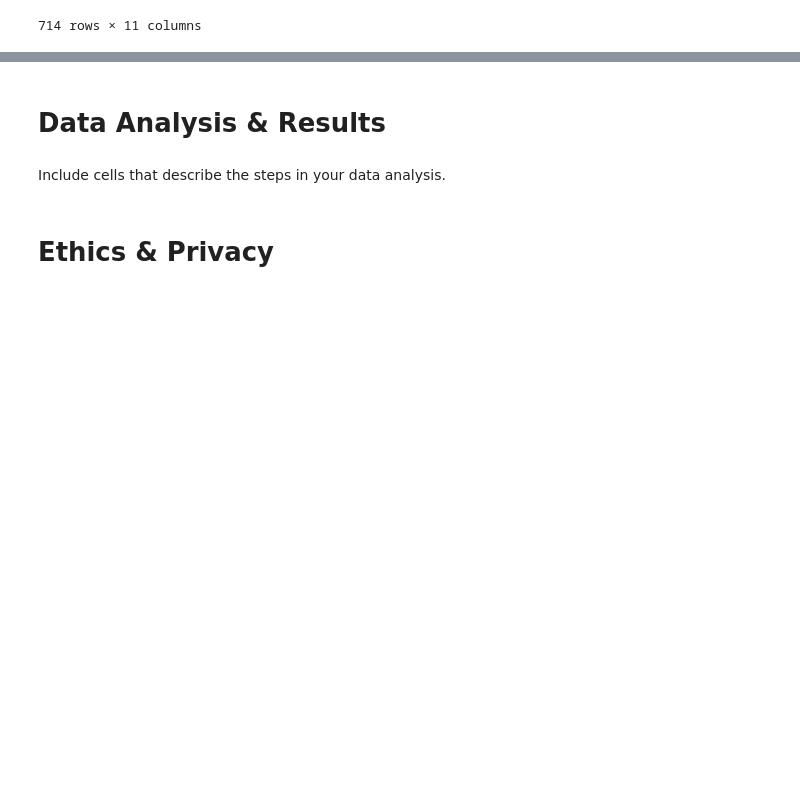
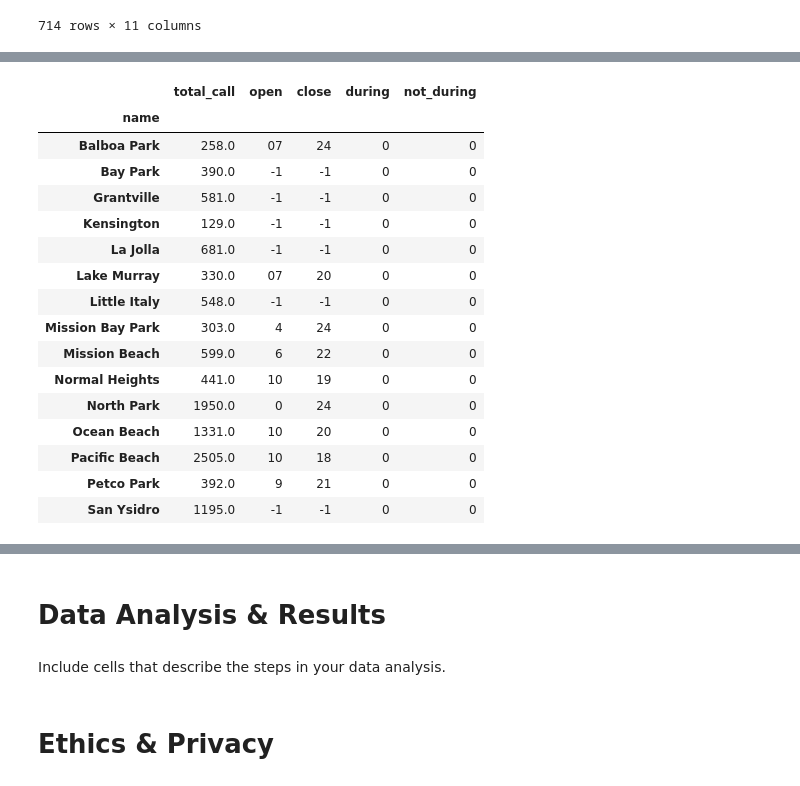
Before and after one commit to tnl001/individual_fa20, a Jupyter notebook: final_project/FinalProject_tnl001.ipynb, the cells around one changed output, grey strips where cells are left out. Saved outputs shown, nothing was run; the diff lists cells and outputs as text; code cells hidden in the pictures; blank space fills up the shorter version.

Commit message:
More data cleaning. Added the categorize_time function to separate during and not_during incidents

```diff
--- a/final_project/FinalProject_tnl001.ipynb
+++ b/final_project/FinalProject_tnl001.ipynb
@@ -502,0 +517,23 @@ array(['Balboa Park', 'Civita Park', 'Waterfront Park',
+# %%
+parks_crime_merge['during'] = 0
+parks_crime_merge['not_during'] = 0
+# %%
+parks_crime_merge
+# %% [output]
+|  | total_call | open | close | during | not_during |
+| name |  |  |  |  |  |
+| Balboa Park | 258.0 | 07 | 24 | 0 | 0 |
+| Bay Park | 390.0 | -1 | -1 | 0 | 0 |
+| Grantville | 581.0 | -1 | -1 | 0 | 0 |
+| Kensington | 129.0 | -1 | -1 | 0 | 0 |
+| La Jolla | 681.0 | -1 | -1 | 0 | 0 |
+| Lake Murray | 330.0 | 07 | 20 | 0 | 0 |
+| Little Italy | 548.0 | -1 | -1 | 0 | 0 |
+| Mission Bay Park | 303.0 | 4 | 24 | 0 | 0 |
+| Mission Beach | 599.0 | 6 | 22 | 0 | 0 |
+| Normal Heights | 441.0 | 10 | 19 | 0 | 0 |
+| North Park | 1950.0 | 0 | 24 | 0 | 0 |
+| Ocean Beach | 1331.0 | 10 | 20 | 0 | 0 |
+| Pacific Beach | 2505.0 | 10 | 18 | 0 | 0 |
+| Petco Park | 392.0 | 9 | 21 | 0 | 0 |
+| San Ysidro | 1195.0 | -1 | -1 | 0 | 0 |
```
Also changed, not shown: parts of 12 cells of this notebook.
